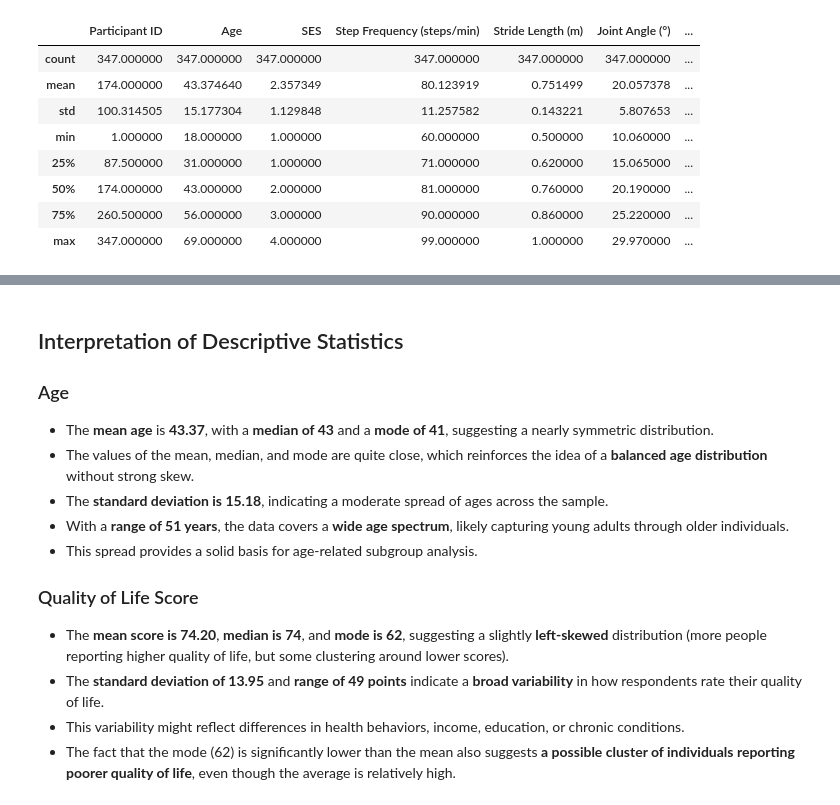
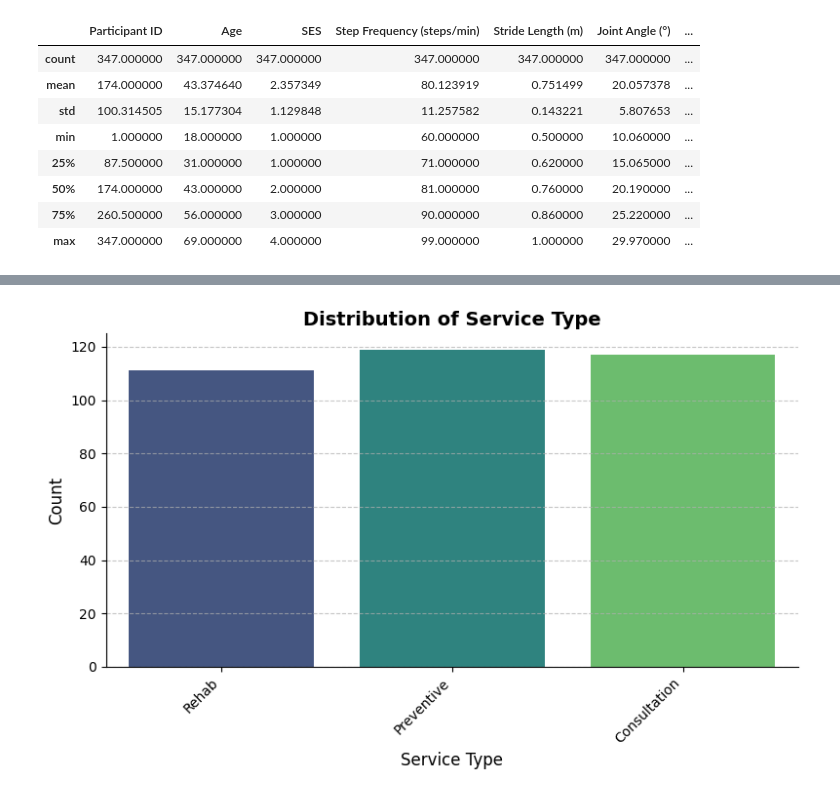
Before and after one commit to heisdanielade/analysis-stat-pulse, a Jupyter notebook: notebooks/StatPulse_Analysis.ipynb, the cells around one changed output, grey strips where cells are left out. Saved outputs shown, nothing was run; the diff lists cells and outputs as text; code cells hidden in the pictures.

```diff
--- a/notebooks/StatPulse_Analysis.ipynb
+++ b/notebooks/StatPulse_Analysis.ipynb
@@ -125,15 +111,20 @@ Kurtosis: -1.16
-# %% [markdown]
-## Interpretation of Descriptive Statistics
-
-### Age
-- The **mean age** is **43.37**, with a **median of 43** and a **mode of 41**, suggesting a nearly symmetric distribution.
-- The values of the mean, median, and mode are quite close, which reinforces the idea of a **balanced age distribution** without strong skew.
-- The **standard deviation is 15.18**, indicating a moderate spread of ages across the sample.
-- With a **range of 51 years**, the data covers a **wide age spectrum**, likely capturing young adults through older individuals.
-- This spread provides a solid basis for age-related subgroup analysis.
-
-### Quality of Life Score
-- The **mean score is 74.20**, **median is 74**, and **mode is 62**, suggesting a slightly **left-skewed** distribution (more people reporting higher quality of life, but some clustering around lower scores).
-- The **standard deviation of 13.95** and **range of 49 points** indicate a **broad variability** in how respondents rate their quality of life.
-- This variability might reflect differences in health behaviors, income, education, or chronic conditions.
-- The fact that the mode (62) is significantly lower than the mean also suggests **a possible cluster of individuals reporting poorer quality of life**, even though the average is relatively high.
+# %%
+# Service Type Bar Chart
+plt.figure(figsize=(8,5))
+sns.countplot(
+    x='Service Type',
+    hue='Service Type',
+    data=df,
+    palette='viridis',
+    legend=False
+)
+plt.title('Distribution of Service Type', fontsize=14, fontweight='bold')
+plt.xlabel('Service Type', fontsize=12)
+plt.ylabel('Count', fontsize=12)
+plt.xticks(rotation=45, ha='right')
+plt.grid(axis='y', linestyle='--', alpha=0.7)
+sns.despine()
+plt.tight_layout()
+plt.show()
+# %% [output]
+[figure, added]
```
Also changed, not shown: parts of 12 cells of this notebook.
